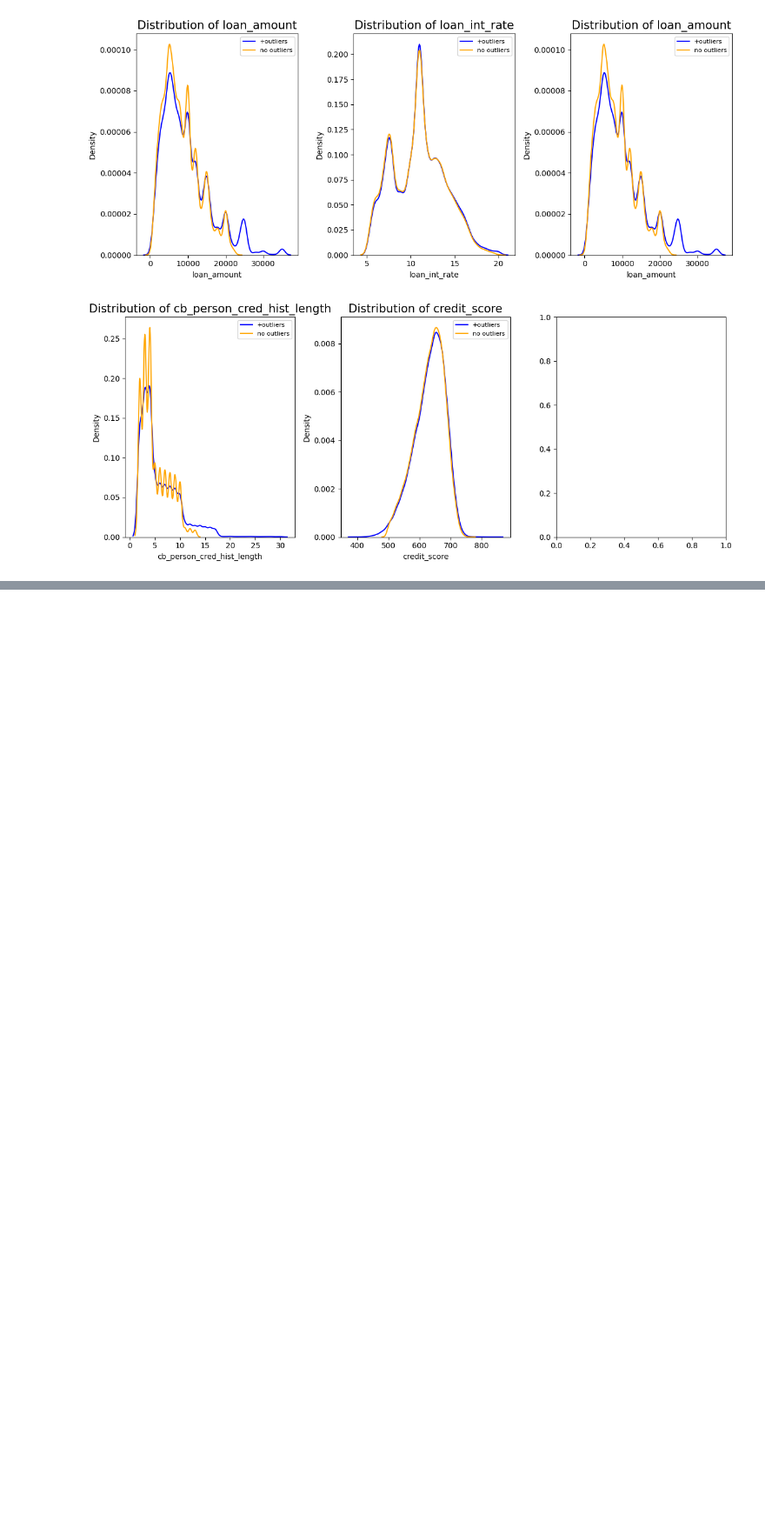
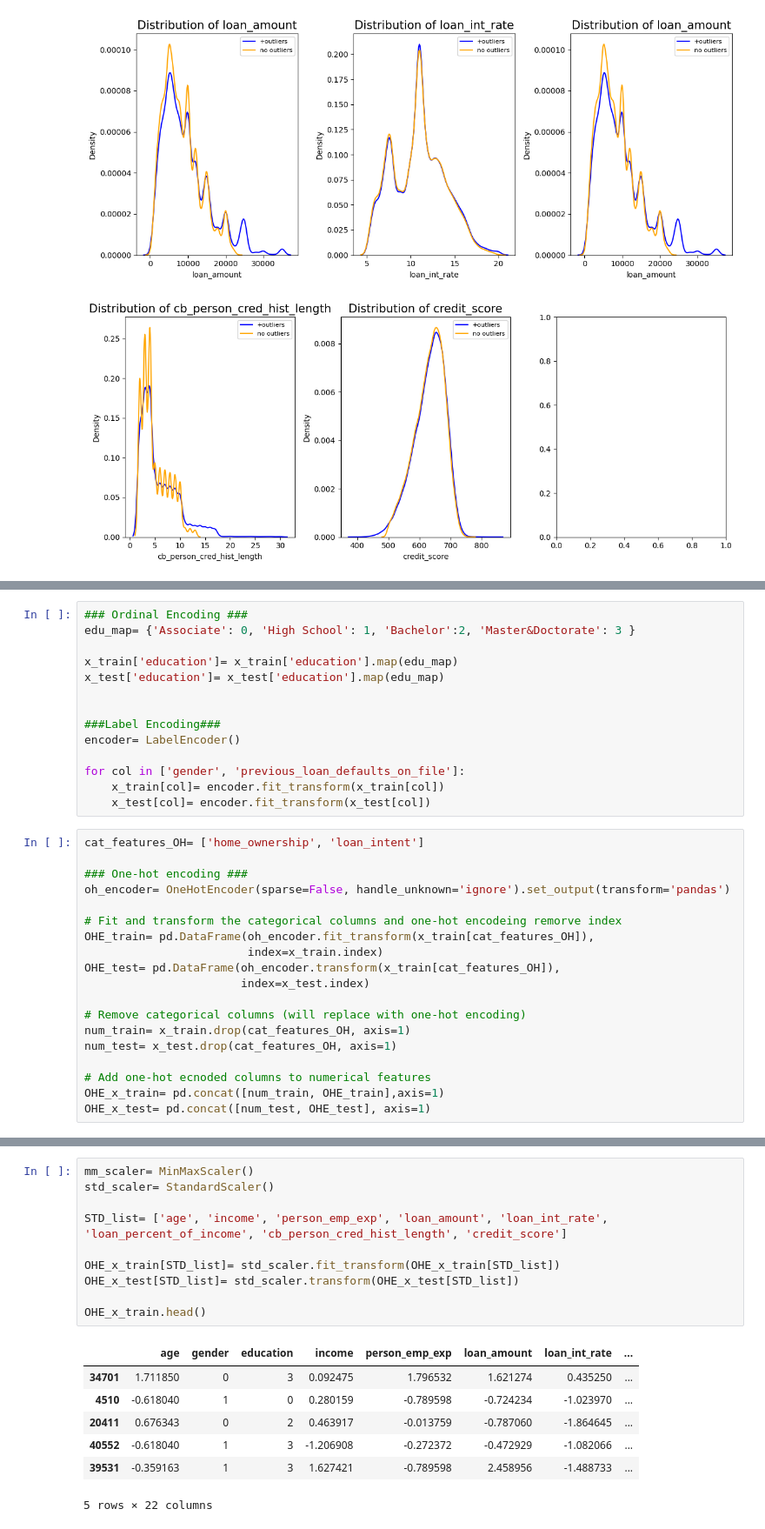
Before and after one commit to ShahadAljnidi/repo_data_analysis-, a Jupyter notebook: DataAnalyse_1 .ipynb, the cells around one changed output, grey strips where cells are left out. Shown at 87% size. Cells and saved outputs as stored; diff of their text form; blank space fills up the shorter version.

```diff
--- a/DataAnalyse_1 .ipynb
+++ b/DataAnalyse_1 .ipynb
@@ -456,0 +533,33 @@ Kurtosis of person_emp_exp: 19.166060676086243
+# %%
+### Ordinal Encoding ###
+edu_map= {'Associate': 0, 'High School': 1, 'Bachelor':2, 'Master&Doctorate': 3 }
+
+x_train['education']= x_train['education'].map(edu_map)
+x_test['education']= x_test['education'].map(edu_map)
+
+
+###Label Encoding###
+encoder= LabelEncoder()
+
+for col in ['gender', 'previous_loan_defaults_on_file']:
+    x_train[col]= encoder.fit_transform(x_train[col])
+    x_test[col]= encoder.fit_transform(x_test[col])
+# %%
+cat_features_OH= ['home_ownership', 'loan_intent']
+
+### One-hot encoding ###
+oh_encoder= OneHotEncoder(sparse=False, handle_unknown='ignore').set_output(transform='pandas')
+
+# Fit and transform the categorical columns and one-hot encodeing remorve index
+OHE_train= pd.DataFrame(oh_encoder.fit_transform(x_train[cat_features_OH]),
+                        index=x_train.index)
+OHE_test= pd.DataFrame(oh_encoder.transform(x_train[cat_features_OH]),
+                       index=x_test.index)
+
+# Remove categorical columns (will replace with one-hot encoding)
+num_train= x_train.drop(cat_features_OH, axis=1)
+num_test= x_test.drop(cat_features_OH, axis=1)
+
+# Add one-hot ecnoded columns to numerical features
+OHE_x_train= pd.concat([num_train, OHE_train],axis=1)
+OHE_x_test= pd.concat([num_test, OHE_test], axis=1)
@@ -456,0 +576,18 @@ Kurtosis of person_emp_exp: 19.166060676086243
+# %%
+mm_scaler= MinMaxScaler()
+std_scaler= StandardScaler()
+
+STD_list= ['age', 'income', 'person_emp_exp', 'loan_amount', 'loan_int_rate', 'loan_percent_of_income', 'cb_person_cred_hist_length', 'credit_score']
+
+OHE_x_train[STD_list]= std_scaler.fit_transform(OHE_x_train[STD_list])
+OHE_x_test[STD_list]= std_scaler.transform(OHE_x_test[STD_list])
+
+OHE_x_train.head()
+# %% [output]
+|  | age | gender | education | income | person_emp_exp | loan_amount | loan_int_rate | ... |
+| 34701 | 1.711850 | 0 | 3 | 0.092475 | 1.796532 | 1.621274 | 0.435250 | ... |
+| 4510 | -0.618040 | 1 | 0 | 0.280159 | -0.789598 | -0.724234 | -1.023970 | ... |
+| 20411 | 0.676343 | 0 | 2 | 0.463917 | -0.013759 | -0.787060 | -1.864645 | ... |
+| 40552 | -0.618040 | 1 | 3 | -1.206908 | -0.272372 | -0.472929 | -1.082066 | ... |
+| 39531 | -0.359163 | 1 | 3 | 1.627421 | -0.789598 | 2.458956 | -1.488733 | ... |
+5 rows × 22 columns
```
Also changed, not shown: parts of 15 cells of this notebook.
